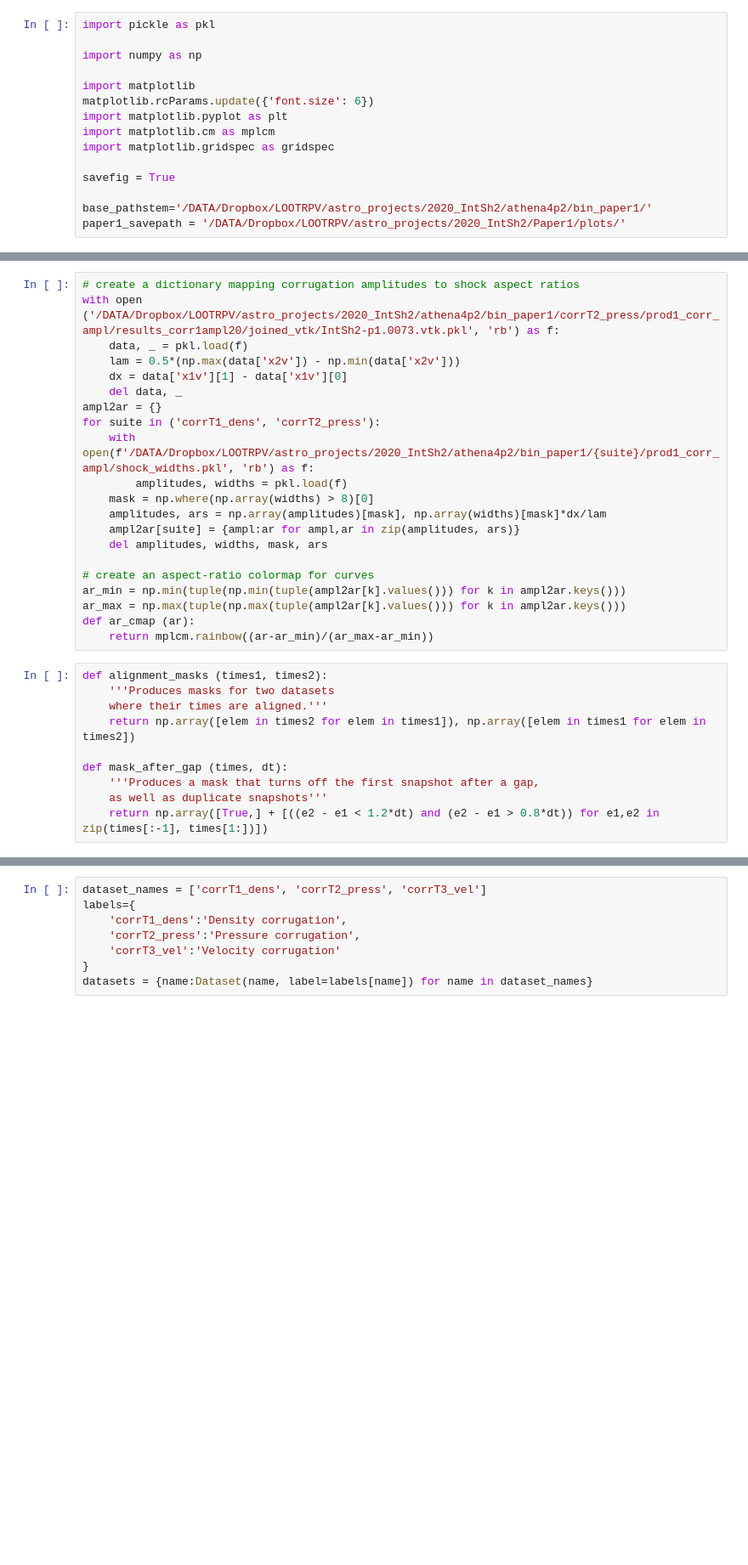
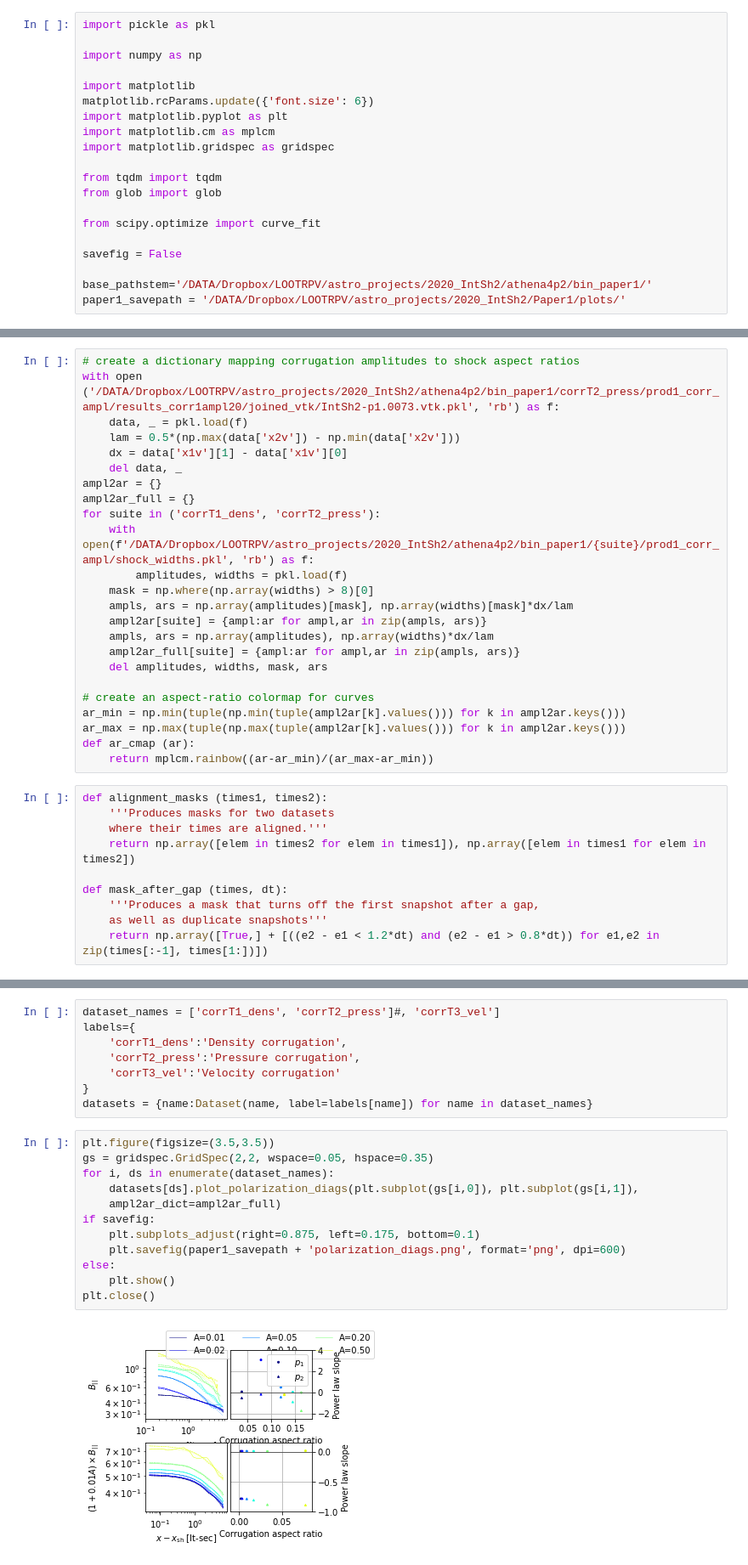
Before and after one commit to ppjanka/Corrugated_internal_shocks, a Jupyter notebook: bin_paper1/paper1_paperPlots.ipynb, the cells around one changed output, grey strips where cells are left out. Shown at 85% size. Cells and saved outputs as stored; diff of their text form; blank space fills up the shorter version.

```diff
--- a/bin_paper1/paper1_paperPlots.ipynb
+++ b/bin_paper1/paper1_paperPlots.ipynb
@@ -9,7 +9,12 @@ import matplotlib.pyplot as plt
 import matplotlib.cm as mplcm
 import matplotlib.gridspec as gridspec
 
-savefig = True
+from tqdm import tqdm
+from glob import glob
+
+from scipy.optimize import curve_fit
+
+savefig = False
 
 base_pathstem='/DATA/Dropbox/LOOTRPV/astro_projects/2020_IntSh2/athena4p2/bin_paper1/'
 paper1_savepath = '/DATA/Dropbox/LOOTRPV/astro_projects/2020_IntSh2/Paper1/plots/'
@@ -92,12 +99,15 @@ with open ('/DATA/Dropbox/LOOTRPV/astro_projects/2020_IntSh2/athena4p2/bin_paper
     dx = data['x1v'][1] - data['x1v'][0]
     del data, _
 ampl2ar = {}
+ampl2ar_full = {}
 for suite in ('corrT1_dens', 'corrT2_press'):
     with open(f'/DATA/Dropbox/LOOTRPV/astro_projects/2020_IntSh2/athena4p2/bin_paper1/{suite}/prod1_corr_ampl/shock_widths.pkl', 'rb') as f:
         amplitudes, widths = pkl.load(f)
     mask = np.where(np.array(widths) > 8)[0]
-    amplitudes, ars = np.array(amplitudes)[mask], np.array(widths)[mask]*dx/lam
-    ampl2ar[suite] = {ampl:ar for ampl,ar in zip(amplitudes, ars)}
+    ampls, ars = np.array(amplitudes)[mask], np.array(widths)[mask]*dx/lam
+    ampl2ar[suite] = {ampl:ar for ampl,ar in zip(ampls, ars)}
+    ampls, ars = np.array(amplitudes), np.array(widths)*dx/lam
+    ampl2ar_full[suite] = {ampl:ar for ampl,ar in zip(ampls, ars)}
     del amplitudes, widths, mask, ars
 
 # create an aspect-ratio colormap for curves
@@ -307,11 +436,25 @@ class Dataset:
 # %%
-dataset_names = ['corrT1_dens', 'corrT2_press', 'corrT3_vel']
+dataset_names = ['corrT1_dens', 'corrT2_press']#, 'corrT3_vel']
 labels={
     'corrT1_dens':'Density corrugation',
     'corrT2_press':'Pressure corrugation',
     'corrT3_vel':'Velocity corrugation'
 }
 datasets = {name:Dataset(name, label=labels[name]) for name in dataset_names}
+# %%
+plt.figure(figsize=(3.5,3.5))
+gs = gridspec.GridSpec(2,2, wspace=0.05, hspace=0.35)
+for i, ds in enumerate(dataset_names):
+    datasets[ds].plot_polarization_diags(plt.subplot(gs[i,0]), plt.subplot(gs[i,1]),
+    ampl2ar_dict=ampl2ar_full)
+if savefig:
+    plt.subplots_adjust(right=0.875, left=0.175, bottom=0.1)
+    plt.savefig(paper1_savepath + 'polarization_diags.png', format='png', dpi=600)
+else:
+    plt.show()
+plt.close()
+# %% [output]
+[figure, added]
 # %%
 # Color coded Fsyn(t) as 3 panels for T1,2,3. In bottom panels show time-integrated relative Fsyn difference.
 
```
Also changed, not shown: parts of 8 cells of this notebook, 2 other files.
